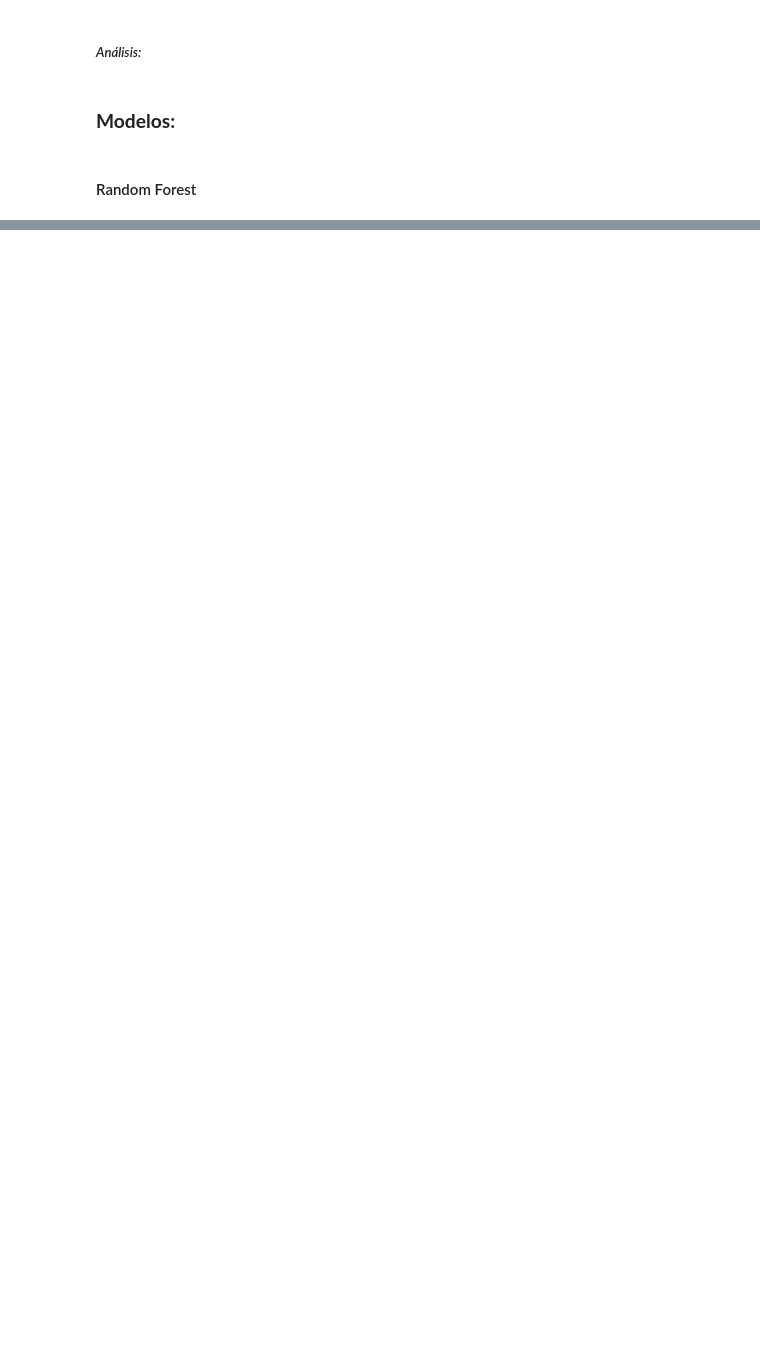
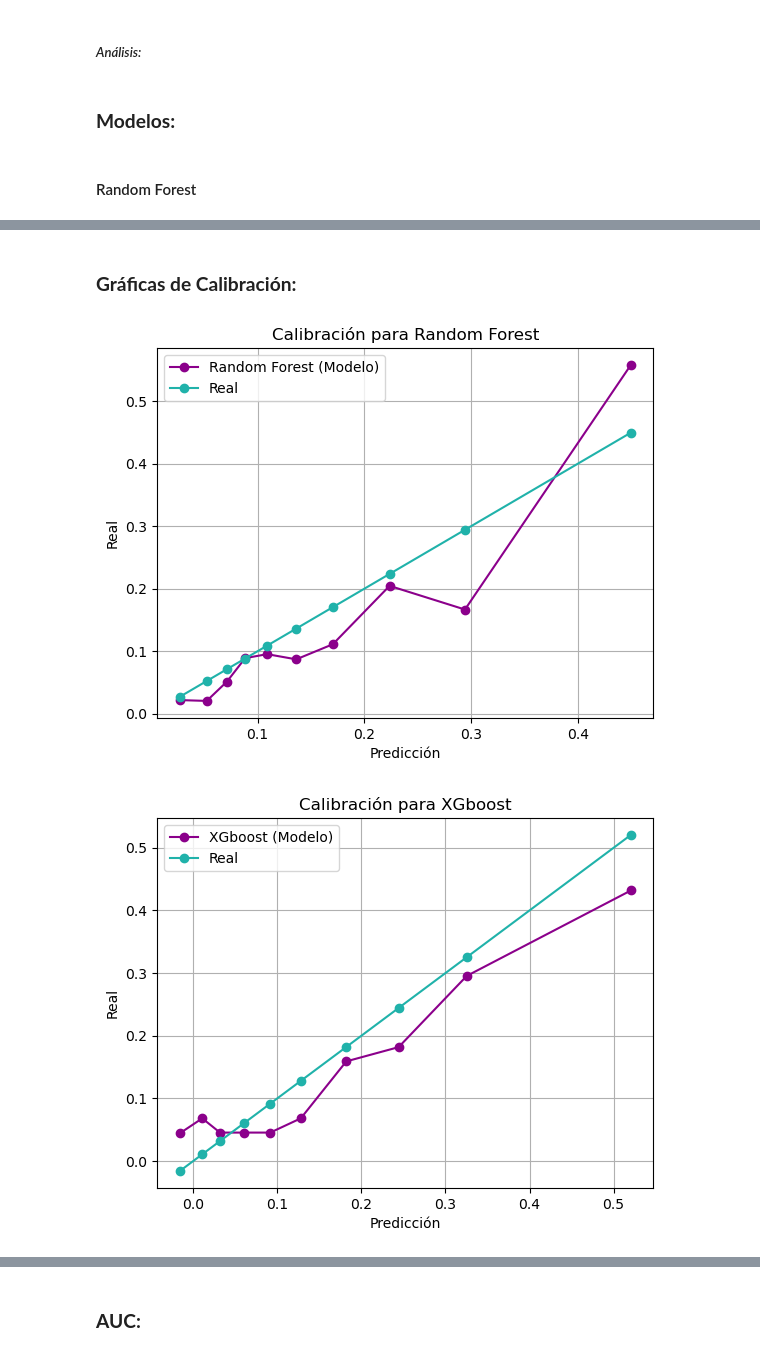
Before and after one commit to arantzaghg/lab_aprendizaje_estadistico, a Jupyter notebook: Examen 3 práctico - Arantza Gomez Haro Gamboa.ipynb, the cells around one changed output, grey strips where cells are left out. Drawn from its saved outputs; the diff is of its cells as text; code cells hidden in the pictures; blank space fills up the shorter version.

```diff
--- a/Examen 3 práctico - Arantza Gomez Haro Gamboa.ipynb
+++ b/Examen 3 práctico - Arantza Gomez Haro Gamboa.ipynb
@@ -102,0 +225,3 @@ roc_auc_score(y_score=predicciones, y_true=y_test)
+# %%
+predicciones_xg = model.predict(X_test)
+auc_xg = roc_auc_score(y_score=predicciones_xg, y_true=y_test)
@@ -102,0 +262,3 @@ roc_auc_score(y_score=predicciones, y_true=y_test)
+# %%
+predicciones_light = model.predict(X_test)
+auc_light = roc_auc_score(y_score=predicciones_light, y_true=y_test)
@@ -102,0 +276,25 @@ roc_auc_score(y_score=predicciones, y_true=y_test)
+# %%
+cat_cols = [col for col in X_train.columns if X_train[col].nunique() < 50]
+
+for col in cat_cols:
+    X_train[col] = X_train[col].astype(str).fillna('missing')
+    X_test[col] = X_test[col].astype(str).fillna('missing')
+# %%
+model = CatBoostRegressor(
+    iterations=10_000,
+    depth=5,
+    learning_rate=0.1,
+    subsample=0.5,
+    rsm=0.8,
+    eval_metric='R2',
+    early_stopping_rounds=40,
+    verbose = 100)
+
+model.fit(
+    X_train, y_train,
+    cat_features=cat_cols,
+    eval_set=[(X_test, y_test)],
+)
+
+predicciones_catboost = model.predict(X_test)
+auc_cat = roc_auc_score(y_score=predicciones_catboost, y_true=y_test)
@@ -102,0 +331,14 @@ roc_auc_score(y_score=predicciones, y_true=y_test)
+# %% [markdown]
+### **Gráficas de Calibración:**
+# %%
+modelos = {
+    'Random Forest': predicciones_rf,
+    'XGboost': predicciones_xg,
+    'LightGBM': predicciones_light,
+    'Catboost': predicciones_catboost,
+}
+
+calibracion_multiple(modelos, y_test, bins=10)
+# %% [output]
+[figure, added]
+[figure, added]
@@ -102,0 +347,2 @@ roc_auc_score(y_score=predicciones, y_true=y_test)
+# %% [markdown]
+### **AUC:**
```
Also changed, not shown: parts of 27 cells of this notebook, 7 other files.
